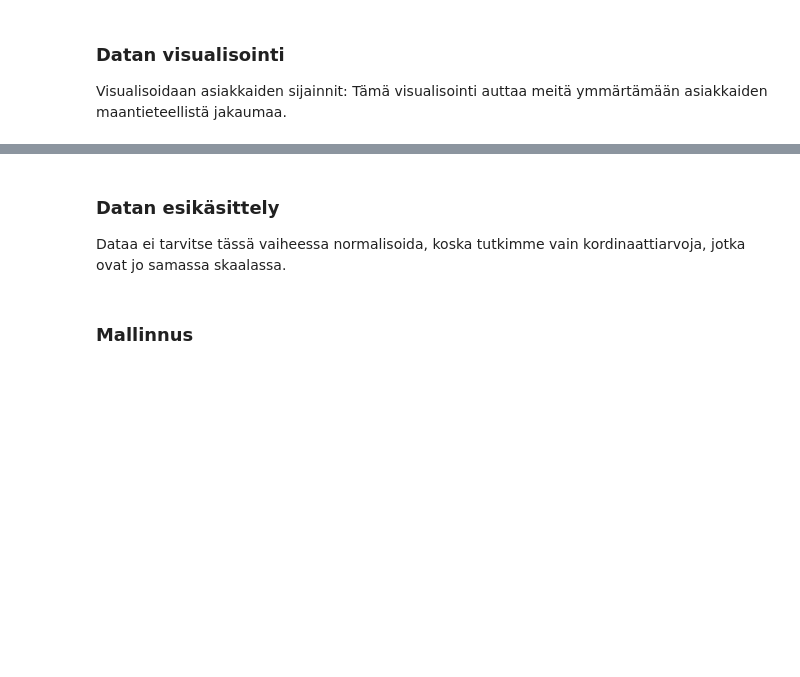
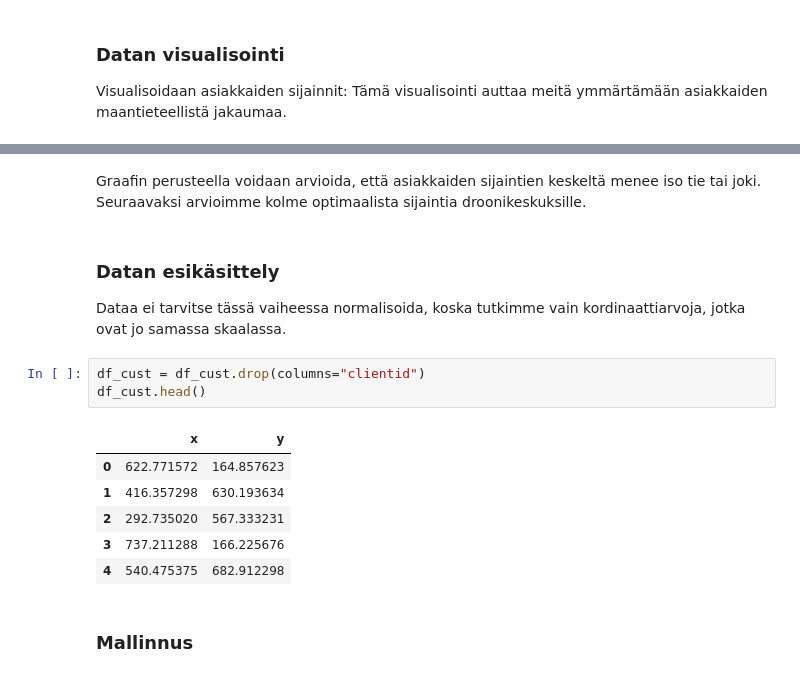
Before and after one commit to kassu11/machine-learning-AMK, a Jupyter notebook: Clustering_and_association_rule_mining/Clustering_and_association.ipynb, the cells around one changed output, grey strips where cells are left out. Cells and saved outputs as stored; diff of their text form; blank space fills up the shorter version.

```diff
--- a/Clustering_and_association_rule_mining/Clustering_and_association.ipynb
+++ b/Clustering_and_association_rule_mining/Clustering_and_association.ipynb
@@ -54,8 +47,20 @@ plt.ylabel('Y-koordinaatti')
 plt.show()
 # %% [output]
 [figure]
+# %% [markdown]
+Graafin perusteella voidaan arvioida, että asiakkaiden sijaintien keskeltä menee iso tie tai joki. Seuraavaksi arvioimme kolme optimaalista sijaintia droonikeskuksille.
 # %% [markdown]
 ### Datan esikäsittely
 Dataa ei tarvitse tässä vaiheessa normalisoida, koska tutkimme vain kordinaattiarvoja, jotka ovat jo samassa skaalassa.
+# %%
+df_cust = df_cust.drop(columns="clientid")
+df_cust.head()
+# %% [output]
+|  | x | y |
+| 0 | 622.771572 | 164.857623 |
+| 1 | 416.357298 | 630.193634 |
+| 2 | 292.735020 | 567.333231 |
+| 3 | 737.211288 | 166.225676 |
+| 4 | 540.475375 | 682.912298 |
 # %% [markdown]
 ### Mallinnus
```
Also changed, not shown: parts of 6 cells of this notebook.
